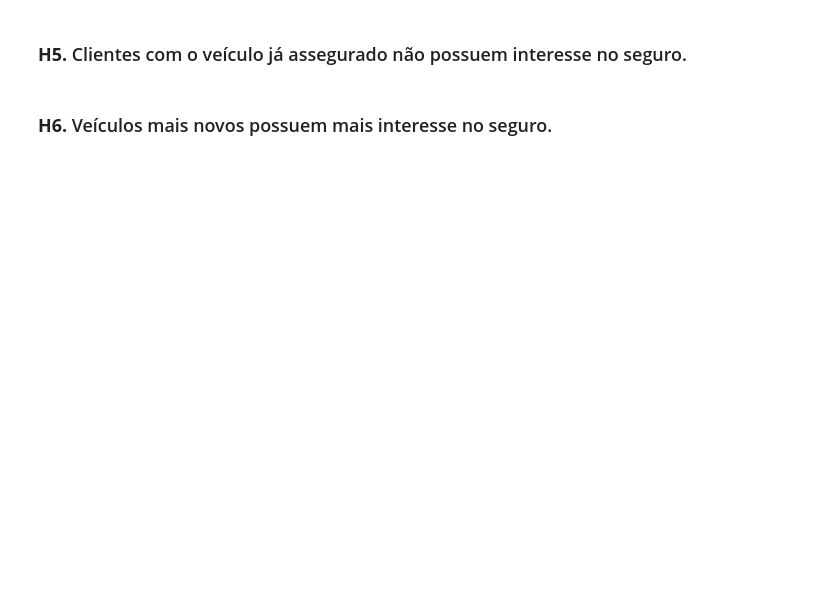
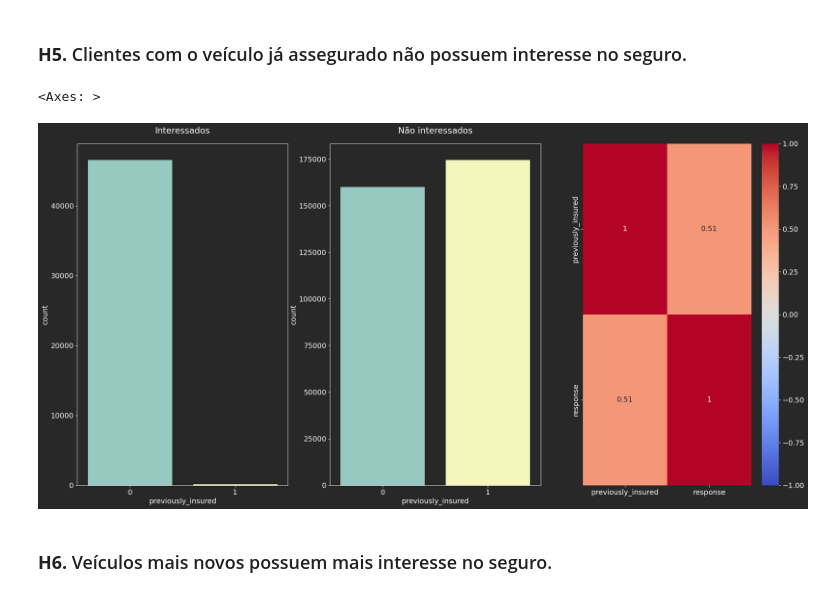
Before and after one commit to andrerochads/health_insurance_cross_sell, a Jupyter notebook: notebooks/health_insurence_c1.ipynb, the cells around one changed output. Saved outputs shown, nothing was run; the diff lists cells and outputs as text; code cells hidden in the pictures; blank space fills up the shorter version.

```diff
--- a/notebooks/health_insurence_c1.ipynb
+++ b/notebooks/health_insurence_c1.ipynb
@@ -488,4 +504,26 @@ df4.head()
 # %% [markdown]
 ### **H5.** Clientes com o veículo já assegurado não possuem interesse no seguro.
+# %%
+aux_prev_1 = df4[df4['response'] == 1]
+plt.subplot(1, 3, 1)
+sns.countplot(data=aux_prev_1, x=aux_prev_1['previously_insured'])
+plt.title('Interessados', pad=20)
+
+
+aux_prev_0 = df4[df4['response'] == 0]
+plt.subplot(1, 3, 2)
+sns.countplot(data=aux_prev_0, x=aux_prev_0['previously_insured'])
+plt.title('Não interessados', pad=20)
+
+
+previously_insured_corr = df4[['previously_insured', 'response']].copy()
+plt.subplot(1, 3, 3)
+phi_matrix = phik_matrix(previously_insured_corr, interval_cols=['response'])
+sns.heatmap(data = phi_matrix, annot=True, cmap="coolwarm", vmin=-1, vmax=1)
+
+# Correlation found 0.51: Weak positive correlation.
+# %% [output]
+<Axes: >
+[figure, added]
 # %% [markdown]
 ### **H6.** Veículos mais novos possuem mais interesse no seguro.
```
Also changed, not shown: parts of 13 cells of this notebook.
